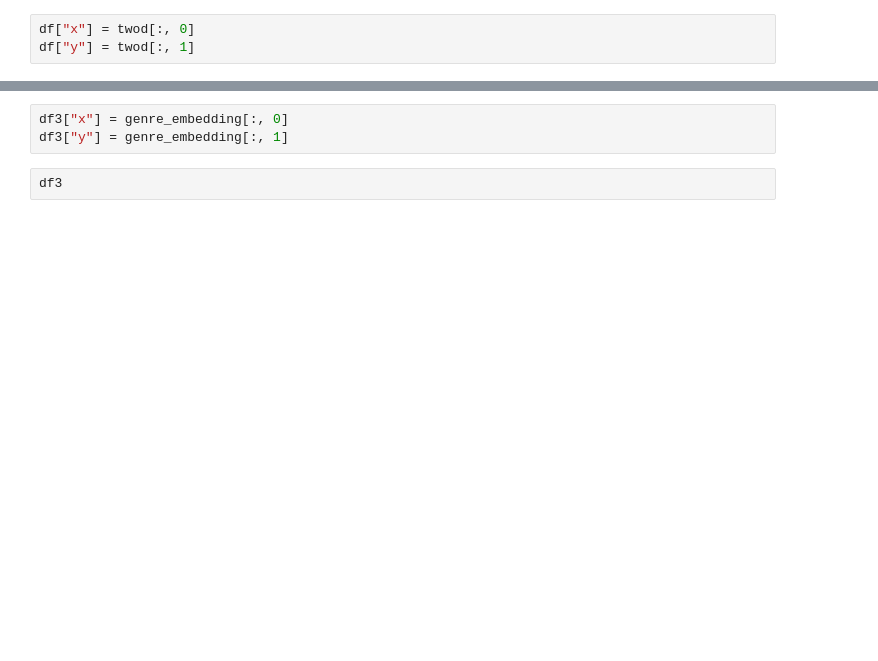
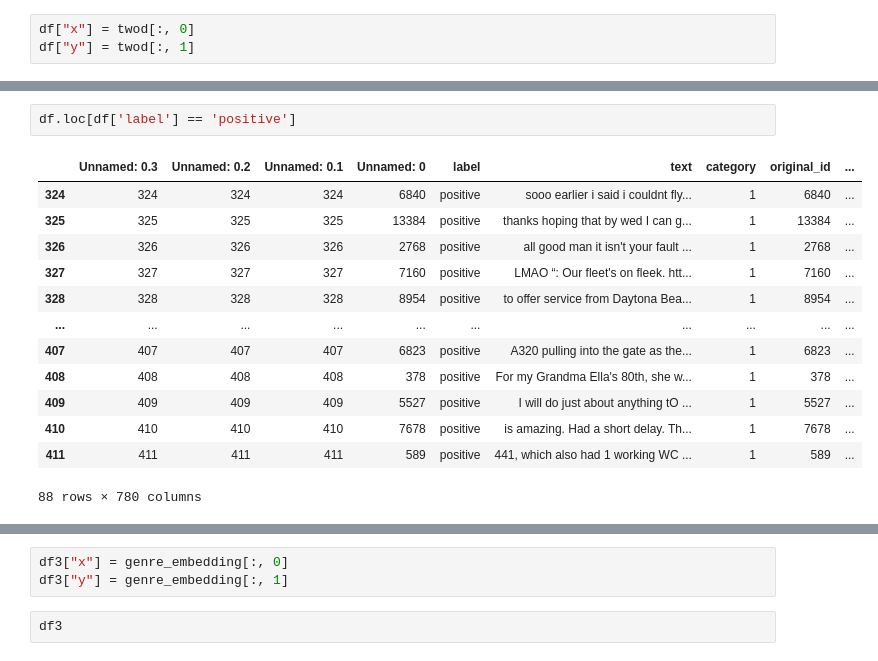
Before and after one commit to jordanhanson1/Linguistic-Linguini, a Jupyter notebook: Clustering Tests.ipynb, the cells around one changed output, grey strips where cells are left out. Cells and saved outputs as stored; diff of their text form; blank space fills up the shorter version.

Commit message:
finally doing something good

```diff
--- a/Clustering Tests.ipynb
+++ b/Clustering Tests.ipynb
@@ -142,3 +228,19 @@ fig.show()
+# %%
+df.loc[df['label'] == 'positive']
+# %% [output]
+|  | Unnamed: 0.3 | Unnamed: 0.2 | Unnamed: 0.1 | Unnamed: 0 | label | text | category | original_id | ... |
+| 324 | 324 | 324 | 324 | 6840 | positive | sooo earlier i said i couldnt fly... | 1 | 6840 | ... |
+| 325 | 325 | 325 | 325 | 13384 | positive | thanks hoping that by wed I can g... | 1 | 13384 | ... |
+| 326 | 326 | 326 | 326 | 2768 | positive | all good man it isn't your fault ... | 1 | 2768 | ... |
+| 327 | 327 | 327 | 327 | 7160 | positive | LMAO “: Our fleet's on fleek. htt... | 1 | 7160 | ... |
+| 328 | 328 | 328 | 328 | 8954 | positive | to offer service from Daytona Bea... | 1 | 8954 | ... |
+| ... | ... | ... | ... | ... | ... | ... | ... | ... | ... |
+| 407 | 407 | 407 | 407 | 6823 | positive | A320 pulling into the gate as the... | 1 | 6823 | ... |
+| 408 | 408 | 408 | 408 | 378 | positive | For my Grandma Ella's 80th, she w... | 1 | 378 | ... |
+| 409 | 409 | 409 | 409 | 5527 | positive | I will do just about anything tO ... | 1 | 5527 | ... |
+| 410 | 410 | 410 | 410 | 7678 | positive | is amazing. Had a short delay. Th... | 1 | 7678 | ... |
+| 411 | 411 | 411 | 411 | 589 | positive | 441, which also had 1 working WC ... | 1 | 589 | ... |
+88 rows × 780 columns
 # %%
 from sklearn.manifold import TSNE
 
```
Also changed, not shown: parts of 17 cells of this notebook, 1 other file.
